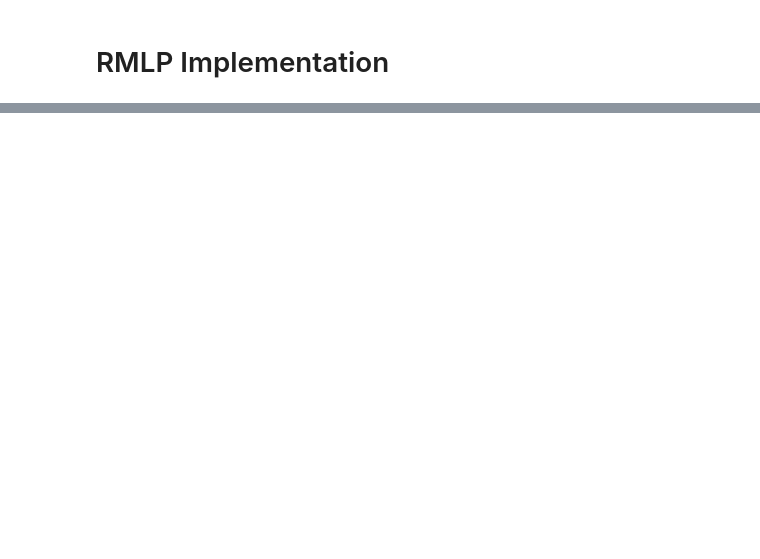
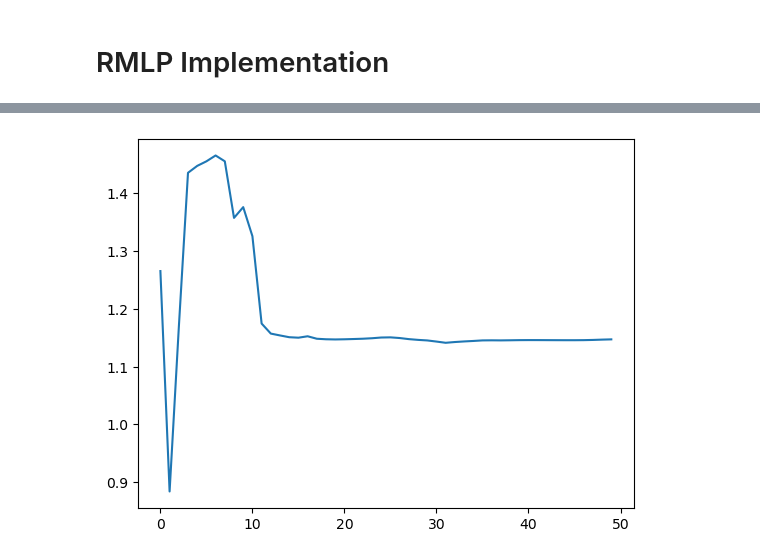
Before and after one commit to whoismuch/recurrent-neural-network, a Jupyter notebook: RMLP.ipynb, the cells around one changed output, grey strips where cells are left out. Saved outputs shown, nothing was run; the diff lists cells and outputs as text; code cells hidden in the pictures; blank space fills up the shorter version.

```diff
--- a/RMLP.ipynb
+++ b/RMLP.ipynb
@@ -369,0 +318,10 @@ class RMLP:
+# %%
+net_arch = (9, 100, 100, 1)
+nn = RMLP(net_arch, 4, 0.01)
+# nn._init_weights(net_arch)
+epoch_losses, y_p, y_t, y_p_f_b, y_t_f_b = nn.train(pd.DataFrame(X_train), pd.DataFrame(y_train), 50)
+# nn.feedforward(X_train.iloc[0].values)
+# nn._backprop(pd.DataFrame(y_train_two_outs).iloc[0].values)
+plt.plot(epoch_losses)
+print(f"First epoch loss - {epoch_losses[0]}\nLast epoch loss - {epoch_losses[-1]}")
+# %% [output]
@@ -369,0 +345 @@ class RMLP:
+[figure, added]
```
Also changed, not shown: parts of 55 cells of this notebook, 2 other files.
